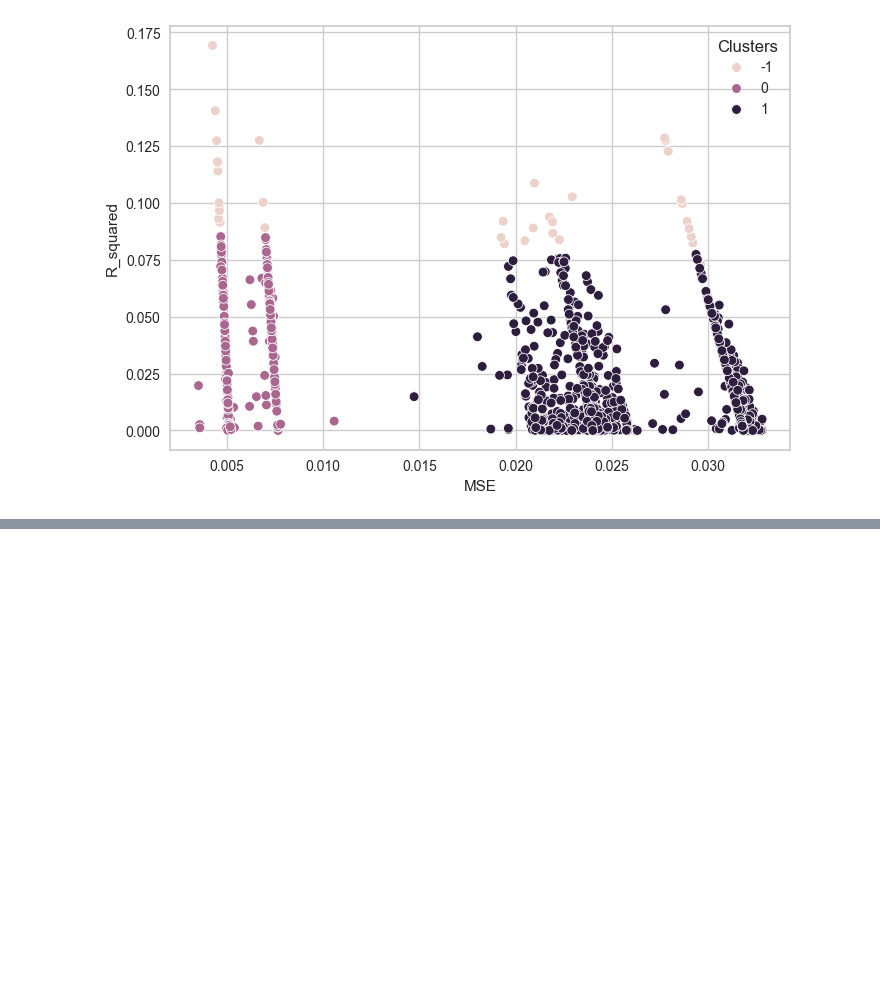
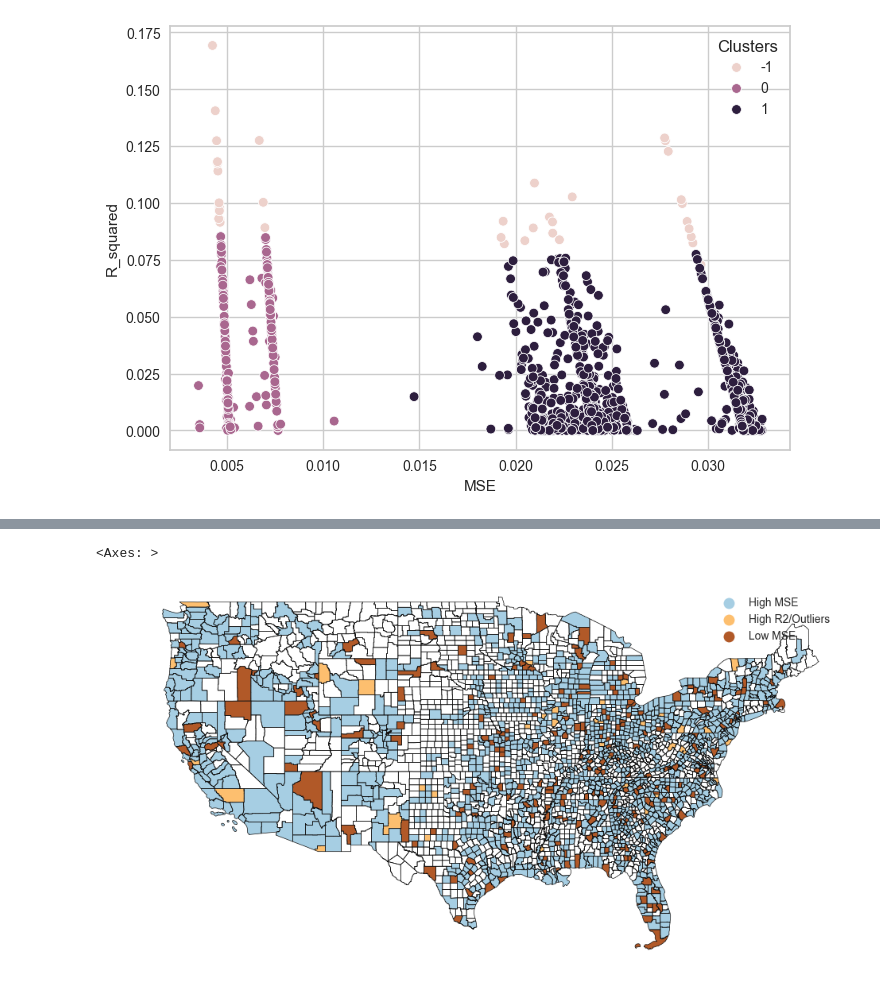
Before and after one commit to MLFP-90803-SP24-FinalProjects/Team17-FinalProject, a Jupyter notebook: Q1_Regression_DBSCAN.ipynb, the cells around one changed output, grey strips where cells are left out. Drawn from its saved outputs; the diff is of its cells as text; code cells hidden in the pictures; blank space fills up the shorter version.

Commit message:
Encoded

```diff
--- a/Q1_Regression_DBSCAN.ipynb
+++ b/Q1_Regression_DBSCAN.ipynb
@@ -396,3 +396,22 @@ Clusters
 -1      36
 Name: count, dtype: int64
 [figure]
+# %%
+cluster_names = {
+    -1: 'High R2/Outliers',  # Typically, -1 in DBSCAN are outliers
+    0: 'Low MSE',  # A meaningful name based on what you found in cluster 0
+    1: 'High MSE'   # A meaningful name based on what you found in cluster 1
+}
+
+# Rename the clusters
+train_regression_results['Clusters'] = train_regression_results['Clusters'].map(cluster_names)
+cluster_dummies = pd.get_dummies(train_regression_results['Clusters'], drop_first=True)
+
+# Optional: drop the original 'Clusters' column if no longer needed
+train_regression_results = train_regression_results.drop(columns=['Clusters'])
+
+# Join the one-hot encoded columns back to the original DataFrame
+train_regression_results_encoded = pd.concat([train_regression_results, cluster_dummies], axis=1)
+
+# Show the updated DataFrame
+train_regression_results_encoded
@@ -398,0 +432,12 @@ Name: count, dtype: int64
+# %%
+train_regression_merged['Clusters'] = dbscan.labels_
+train_regression_merged['Clusters'] = train_regression_merged['Clusters'].map(cluster_names)
+fig, ax = plt.subplots(1, 1, figsize=(12, 6))
+ax.set_xlim(-130, -65)
+ax.set_ylim(24, 50)
+ax.set_axis_off()
+us_counties.geometry.boundary.plot(ax=ax, edgecolor='k', linewidth = 0.5)
+train_regression_merged.plot(column='Clusters', ax=ax, cmap='Paired', legend=True)
+# %% [output]
+<Axes: >
+[figure, added]
```
Also changed, not shown: parts of 5 cells of this notebook.
